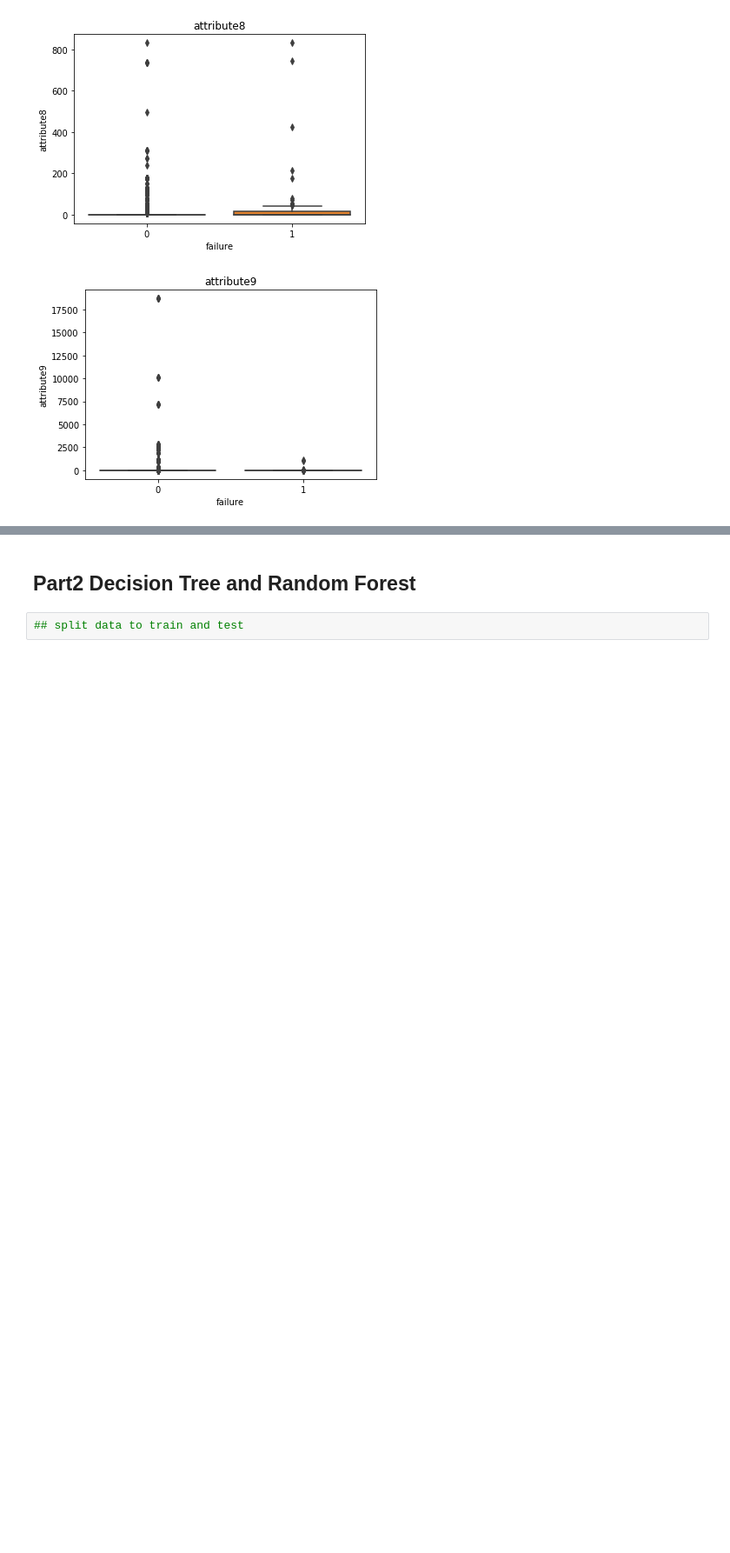
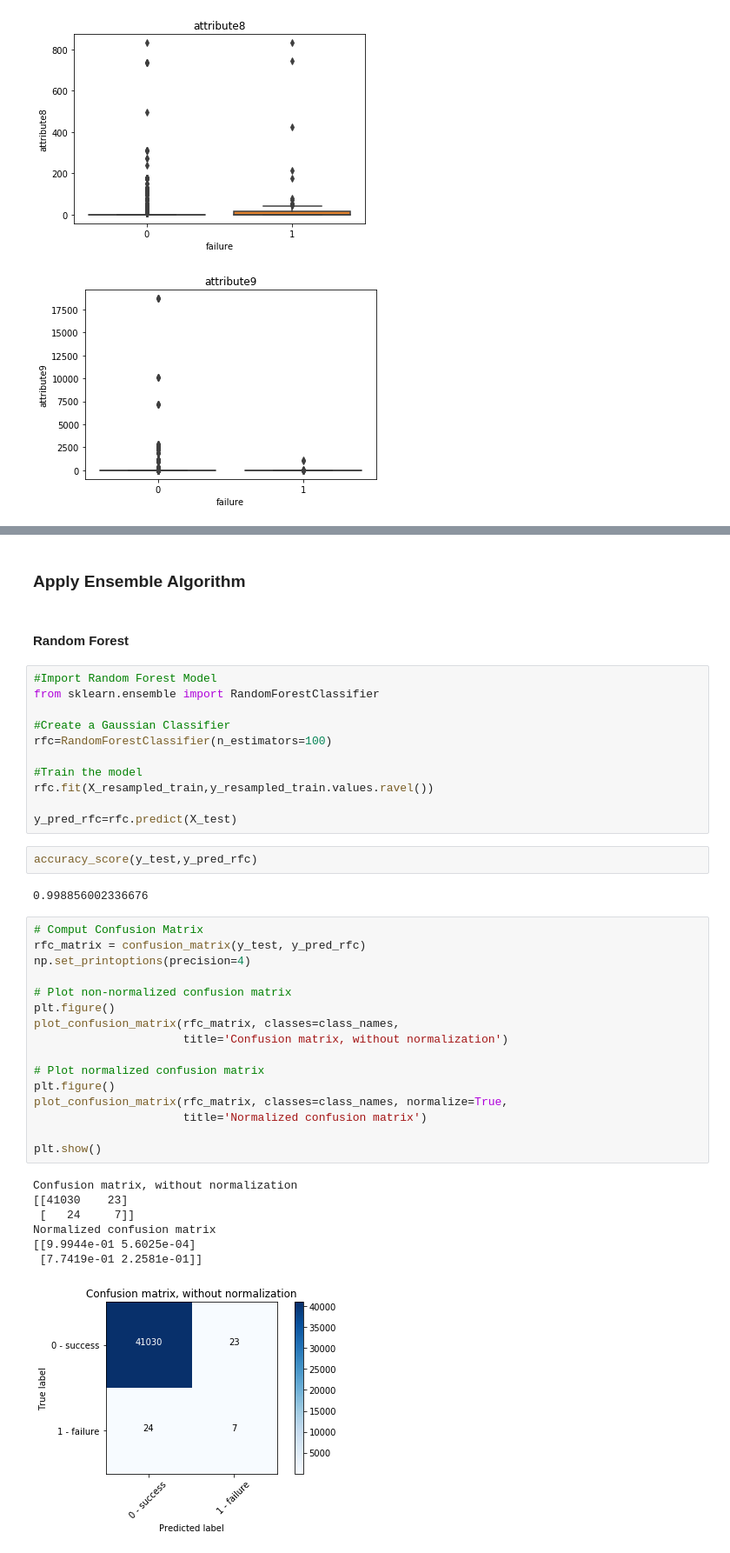
Before and after one commit to amithasen/DeviceFailure_prediction, a Jupyter notebook: AWS_Challenge_Yuwei Zhu.ipynb, the cells around one changed output, grey strips where cells are left out. Shown at 87% size. Drawn from its saved outputs; the diff is of its cells as text; blank space fills up the shorter version.

```diff
--- a/AWS_Challenge_Yuwei Zhu.ipynb
+++ b/AWS_Challenge_Yuwei Zhu.ipynb
@@ -114,4 +272,43 @@ From above boxplot, the distbution and outliers of attribute 2,3,4,5,6,9 in "fai
+# %% [markdown]
+### Apply Ensemble Algorithm
 # %% [markdown]
-## Part2 Decision Tree and Random Forest
+#### Random Forest
-# %%
-## split data to train and test
+# %%
+#Import Random Forest Model
+from sklearn.ensemble import RandomForestClassifier
+
+#Create a Gaussian Classifier
+rfc=RandomForestClassifier(n_estimators=100)
+
+#Train the model
+rfc.fit(X_resampled_train,y_resampled_train.values.ravel())
+
+y_pred_rfc=rfc.predict(X_test)
+# %%
+accuracy_score(y_test,y_pred_rfc)
+# %% [output]
+0.998856002336676
+# %%
+# Comput Confusion Matrix
+rfc_matrix = confusion_matrix(y_test, y_pred_rfc)
+np.set_printoptions(precision=4)
+
+# Plot non-normalized confusion matrix
+plt.figure()
+plot_confusion_matrix(rfc_matrix, classes=class_names,
+                      title='Confusion matrix, without normalization')
+
+# Plot normalized confusion matrix
+plt.figure()
+plot_confusion_matrix(rfc_matrix, classes=class_names, normalize=True,
+                      title='Normalized confusion matrix')
+
+plt.show()
+# %% [output]
+Confusion matrix, without normalization
+[[41030    23]
+ [   24     7]]
+Normalized confusion matrix
+[[9.9944e-01 5.6025e-04]
+ [7.7419e-01 2.2581e-01]]
+[figure, added]
```
Also changed, not shown: parts of 51 cells of this notebook.
